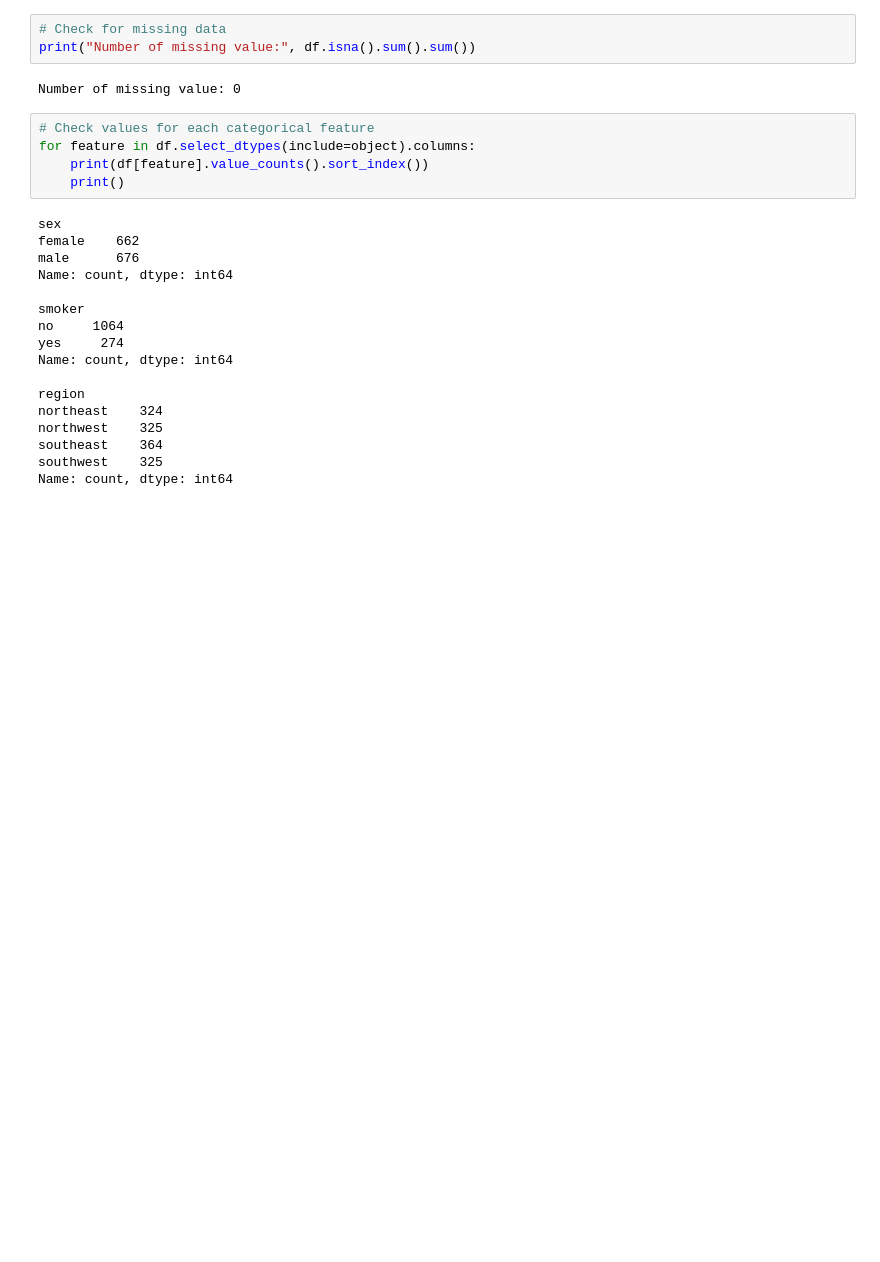
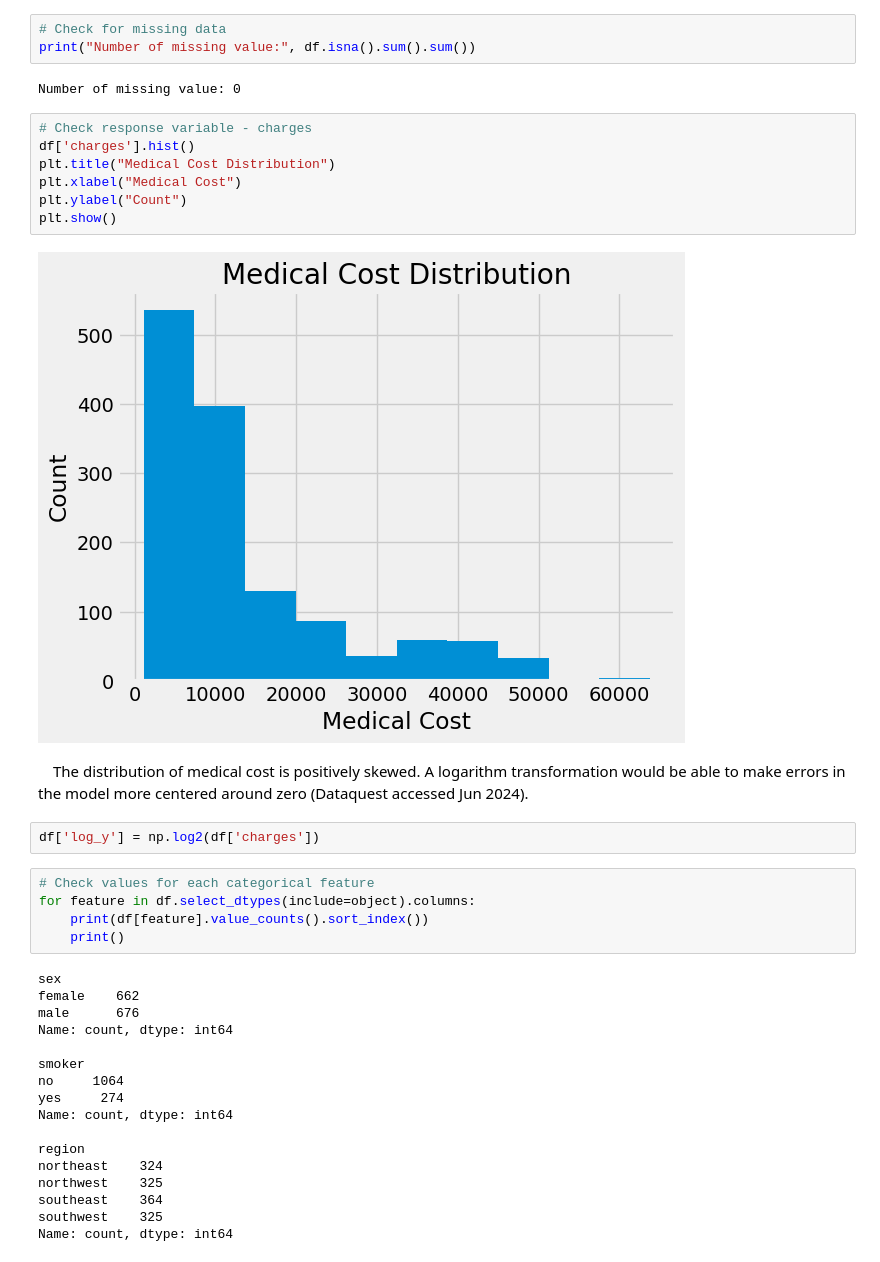
Before and after one commit to moscmh/medicalcost, a Jupyter notebook: medicalcost.ipynb, the cells around one changed output. Saved outputs shown, nothing was run; the diff lists cells and outputs as text; blank space fills up the shorter version.

```diff
--- a/medicalcost.ipynb
+++ b/medicalcost.ipynb
@@ -55,6 +55,19 @@ dtype: object
 print("Number of missing value:", df.isna().sum().sum())
 # %% [output]
 Number of missing value: 0
+# %%
+# Check response variable - charges
+df['charges'].hist()
+plt.title("Medical Cost Distribution")
+plt.xlabel("Medical Cost")
+plt.ylabel("Count")
+plt.show()
+# %% [output]
+[figure, added]
+# %% [markdown]
+&emsp;The distribution of medical cost is positively skewed. A logarithm transformation would be able to make errors in the model more centered around zero (Dataquest accessed Jun 2024).
+# %%
+df['log_y'] = np.log2(df['charges'])
 # %%
 # Check values for each categorical feature
 for feature in df.select_dtypes(include=object).columns:
```
Also changed, not shown: parts of 5 cells of this notebook.
